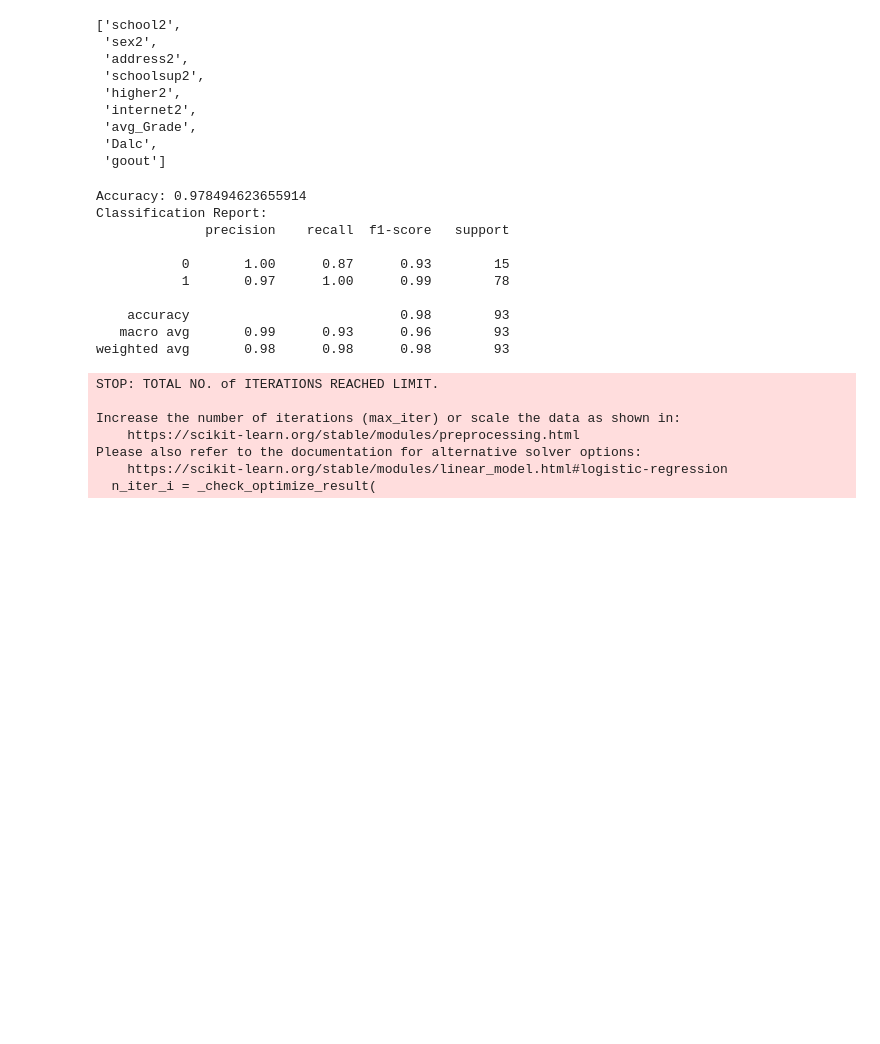
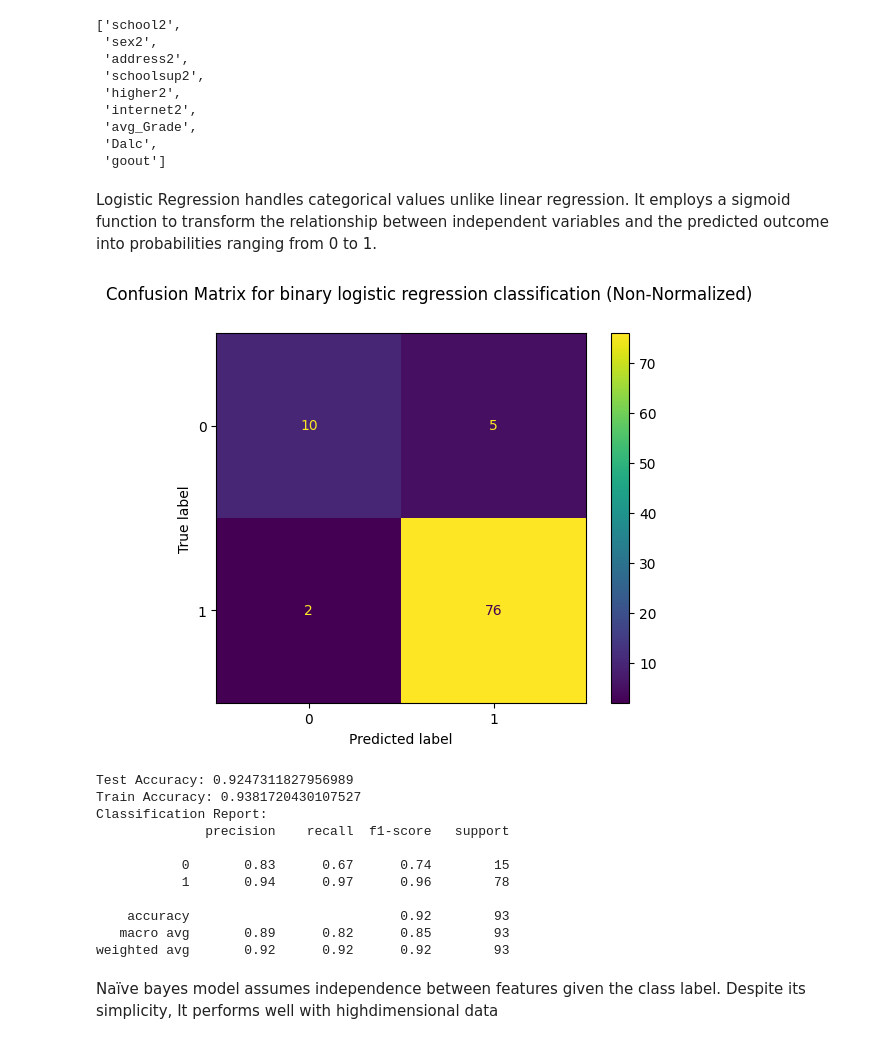
Before and after one commit to mohammed-alaa40123/Exploring-Factors-Influencing-Student-Success, a Jupyter notebook: binary_classification.ipynb, the cells around one changed output. Saved outputs shown, nothing was run; the diff lists cells and outputs as text; code cells hidden in the pictures; blank space fills up the shorter version.

Commit message:
binary classification

```diff
--- a/binary_classification.ipynb
+++ b/binary_classification.ipynb
@@ -59,44 +61,48 @@ X = df_copy[columns2]
 y = df_copy['Success']
 # %%
 X_train, X_test, y_train, y_test = train_test_split(X, y, test_size=0.2, random_state=42)
+# %% [markdown]
+Logistic Regression handles categorical values unlike linear regression. It employs a sigmoid function to transform the relationship between independent variables and the predicted outcome into probabilities ranging from 0 to 1.
 # %%
+
 def classification(X, y):
-    X_encoded = pd.get_dummies(X)
-    X_train, X_test, y_train, y_test = train_test_split(X_encoded, y, test_size=0.2, random_state=42)
-
-    model = LogisticRegression()
+    X_train, X_test, y_train, y_test = train_test_split(X, y, test_size=0.2, random_state=42)
+    model = LogisticRegression(max_iter=1000)  # Increase max_iter
     model.fit(X_train, y_train)
 
-    y_pred = model.predict(X_test)
+    y_pred_test = model.predict(X_test)
+    y_pred_train = model.predict(X_train)
 
-    accuracy = accuracy_score(y_test, y_pred)
-    report = classification_report(y_test, y_pred)
-    return report, accuracy
+    test_accuracy = accuracy_score(y_test, y_pred_test)
+    train_accuracy = accuracy_score(y_train, y_pred_train)
+    report = classification_report(y_test, y_pred_test)
 
-X, y = df.drop("Success", axis=1), df["Success"]
+    disp = ConfusionMatrixDisplay.from_estimator(model, X_test, y_test)
+    disp.figure_.suptitle("Confusion Matrix for binary logistic regression classification (Non-Normalized)")
+    plt.show()
 
-report, accuracy = classification(X, y)
-print("Accuracy:", accuracy)
+    return report, test_accuracy, train_accuracy
+
+report, test_accuracy, train_accuracy = classification(X, y)
+print("Test Accuracy:", test_accuracy)
+print("Train Accuracy:", train_accuracy)
 print("Classification Report:")
 print(report)
 # %% [output]
+[figure, added]
-Accuracy: 0.978494623655914
+Test Accuracy: 0.9247311827956989
+Train Accuracy: 0.9381720430107527
 Classification Report:
               precision    recall  f1-score   support
 
-           0       1.00      0.87      0.93        15
-           1       0.97      1.00      0.99        78
+           0       0.83      0.67      0.74        15
+           1       0.94      0.97      0.96        78
 
-    accuracy                           0.98        93
-   macro avg       0.99      0.93      0.96        93
-weighted avg       0.98      0.98      0.98        93
+    accuracy                           0.92        93
+   macro avg       0.89      0.82      0.85        93
+weighted avg       0.92      0.92      0.92        93
-STOP: TOTAL NO. of ITERATIONS REACHED LIMIT.
-
-Increase the number of iterations (max_iter) or scale the data as shown in:
-    https://scikit-learn.org/stable/modules/preprocessing.html
-Please also refer to the documentation for alternative solver options:
-    https://scikit-learn.org/stable/modules/linear_model.html#logistic-regression
-  n_iter_i = _check_optimize_result(
+# %% [markdown]
+Naïve bayes model assumes independence between features given the class label. Despite its simplicity, It performs well with highdimensional data
 # %%
 nb_classifier = GaussianNB()
 
```
Also changed, not shown: parts of 7 cells of this notebook, 1 other file.
